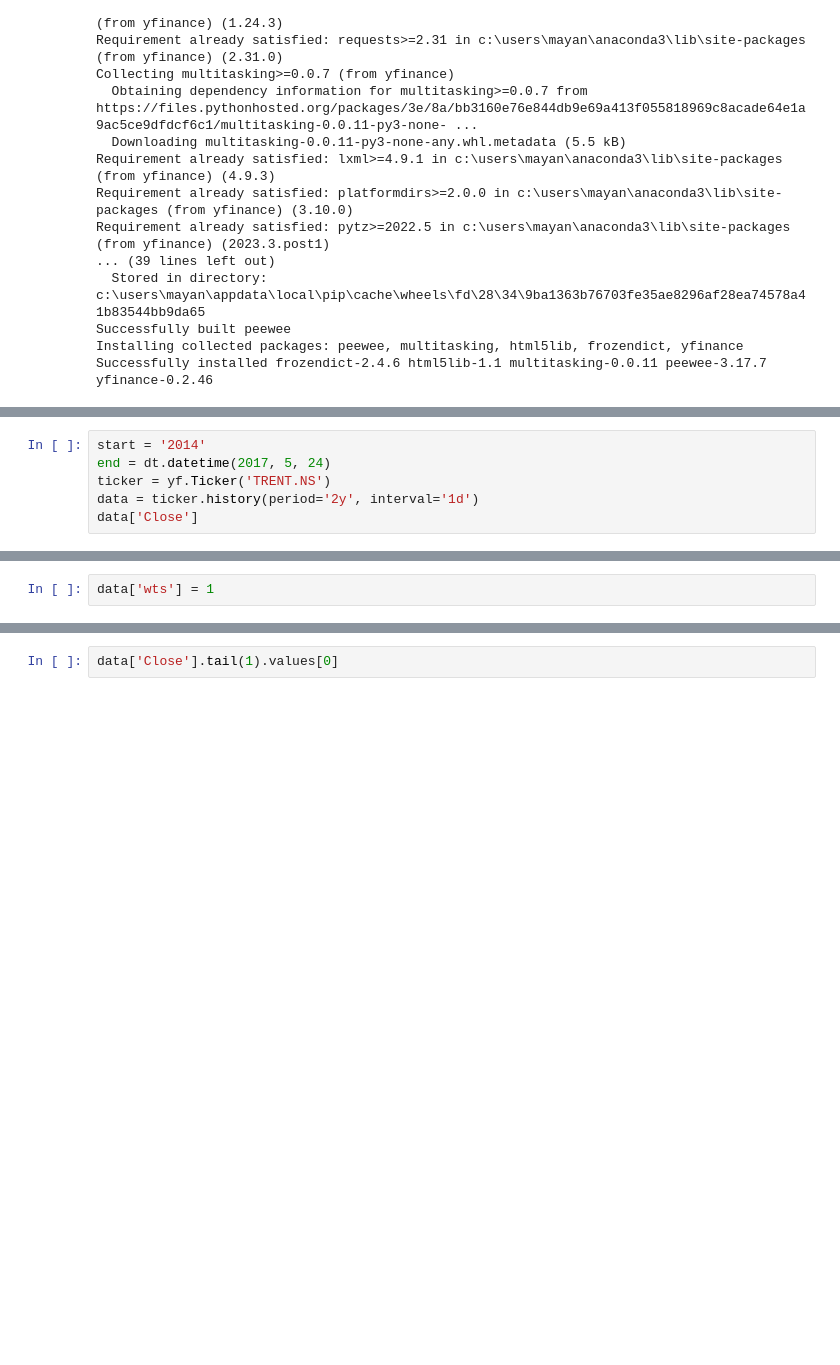
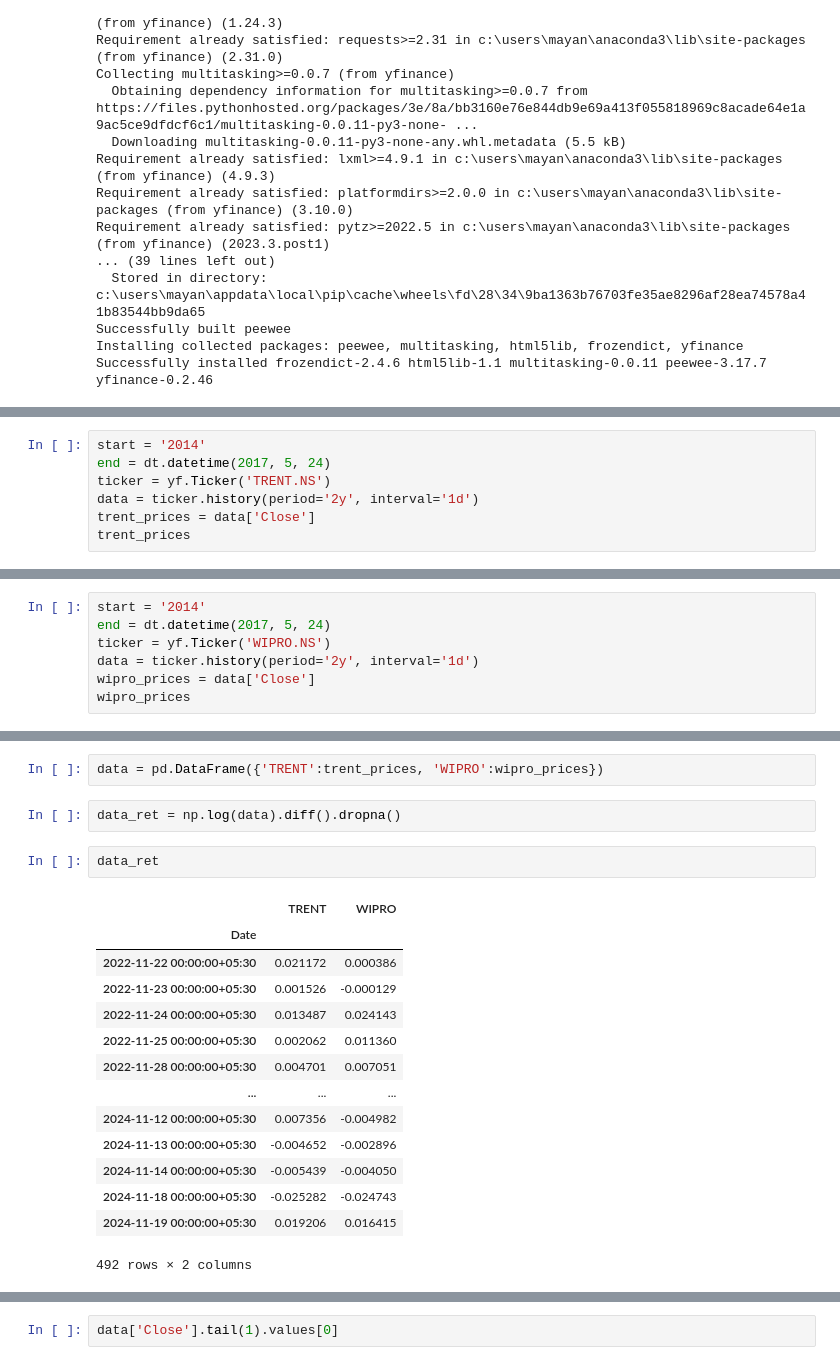
Before and after one commit to Mayank021094/MyQuantBox, a Jupyter notebook: rough.ipynb, the cells around one changed output, grey strips where cells are left out. Cells and saved outputs as stored; diff of their text form; blank space fills up the shorter version.

```diff
--- a/rough.ipynb
+++ b/rough.ipynb
@@ -30,6 +66,7 @@ start = '2014'
 end = dt.datetime(2017, 5, 24)
 ticker = yf.Ticker('TRENT.NS')
 data = ticker.history(period='2y', interval='1d')
-data['Close']
+trent_prices = data['Close']
+trent_prices
 # %% [output]
 Date
@@ -47,0 +85,7 @@ Name: Close, Length: 495, dtype: float64
+# %%
+start = '2014'
+end = dt.datetime(2017, 5, 24)
+ticker = yf.Ticker('WIPRO.NS')
+data = ticker.history(period='2y', interval='1d')
+wipro_prices = data['Close']
+wipro_prices
@@ -48,2 +106,21 @@ Name: Close, Length: 495, dtype: float64
 # %%
-data['wts'] = 1
+data = pd.DataFrame({'TRENT':trent_prices, 'WIPRO':wipro_prices})
+# %%
+data_ret = np.log(data).diff().dropna()
+# %%
+data_ret
+# %% [output]
+|  | TRENT | WIPRO |
+| Date |  |  |
+| 2022-11-22 00:00:00+05:30 | 0.021172 | 0.000386 |
+| 2022-11-23 00:00:00+05:30 | 0.001526 | -0.000129 |
+| 2022-11-24 00:00:00+05:30 | 0.013487 | 0.024143 |
+| 2022-11-25 00:00:00+05:30 | 0.002062 | 0.011360 |
+| 2022-11-28 00:00:00+05:30 | 0.004701 | 0.007051 |
+| ... | ... | ... |
+| 2024-11-12 00:00:00+05:30 | 0.007356 | -0.004982 |
+| 2024-11-13 00:00:00+05:30 | -0.004652 | -0.002896 |
+| 2024-11-14 00:00:00+05:30 | -0.005439 | -0.004050 |
+| 2024-11-18 00:00:00+05:30 | -0.025282 | -0.024743 |
+| 2024-11-19 00:00:00+05:30 | 0.019206 | 0.016415 |
+492 rows × 2 columns
```
Also changed, not shown: parts of 14 cells of this notebook, 4 other files.
